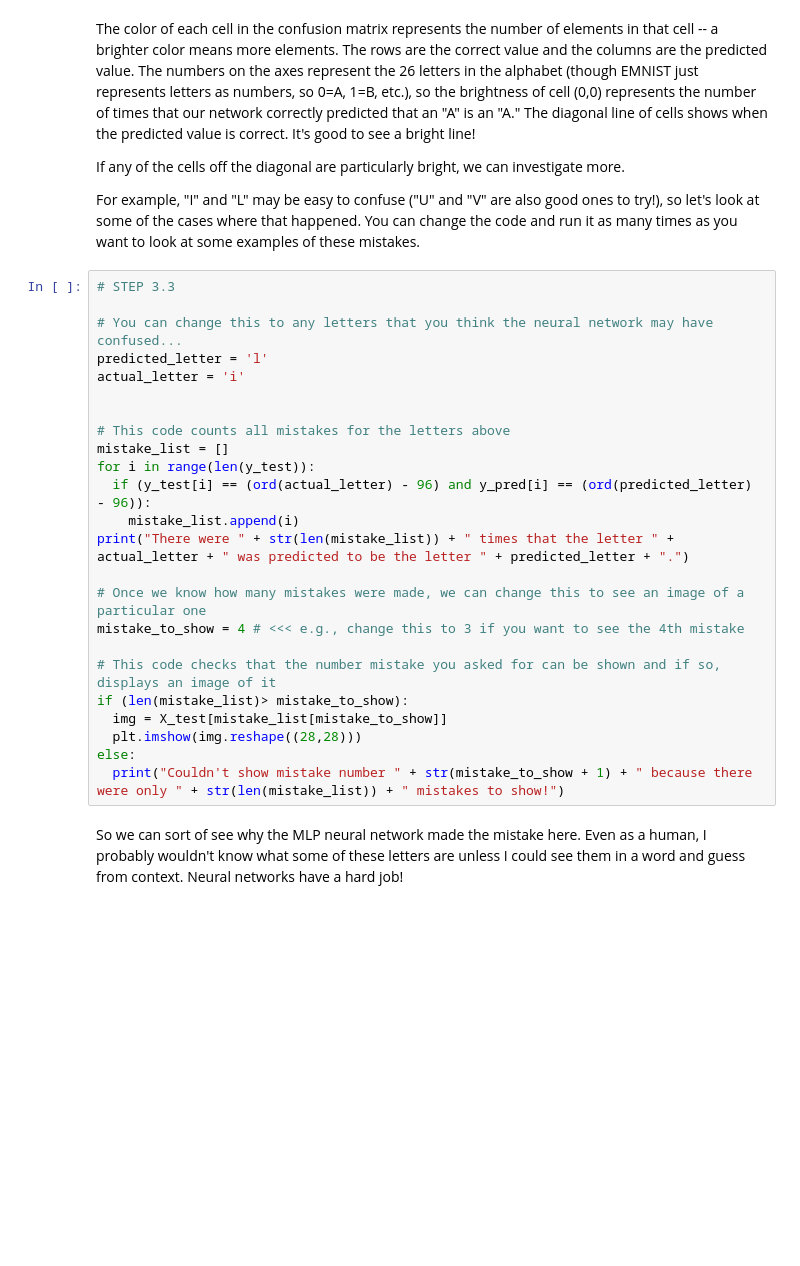
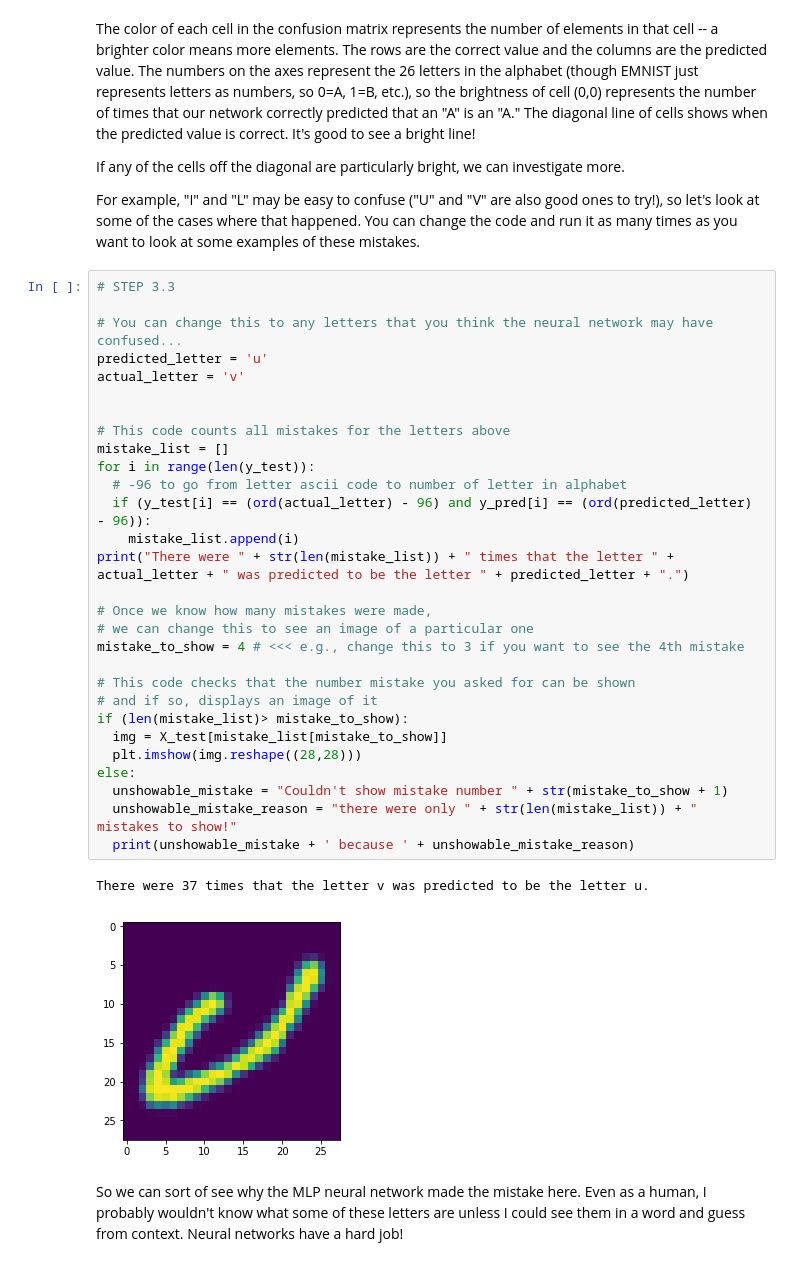
Before and after one commit to hchiam/crash-course-ai-labs, a Jupyter notebook: Neural_Networks_Lab_Crash_Course_AI_5.ipynb, the cells around one changed output. Drawn from its saved outputs; the diff is of its cells as text; blank space fills up the shorter version.

```diff
--- a/Neural_Networks_Lab_Crash_Course_AI_5.ipynb
+++ b/Neural_Networks_Lab_Crash_Course_AI_5.ipynb
@@ -114,27 +168,35 @@ For example, "I" and "L" may be easy to confuse ("U" and "V" are also good ones
 # %%
 # STEP 3.3
 
 # You can change this to any letters that you think the neural network may have confused...
-predicted_letter = 'l'
-actual_letter = 'i'
+predicted_letter = 'u'
+actual_letter = 'v'
 
 
 # This code counts all mistakes for the letters above
 mistake_list = []
 for i in range(len(y_test)):
+  # -96 to go from letter ascii code to number of letter in alphabet
   if (y_test[i] == (ord(actual_letter) - 96) and y_pred[i] == (ord(predicted_letter) - 96)):
     mistake_list.append(i)
 print("There were " + str(len(mistake_list)) + " times that the letter " + actual_letter + " was predicted to be the letter " + predicted_letter + ".")
 
-# Once we know how many mistakes were made, we can change this to see an image of a particular one
+# Once we know how many mistakes were made,
+# we can change this to see an image of a particular one
 mistake_to_show = 4 # <<< e.g., change this to 3 if you want to see the 4th mistake
 
-# This code checks that the number mistake you asked for can be shown and if so, displays an image of it
+# This code checks that the number mistake you asked for can be shown
+# and if so, displays an image of it
 if (len(mistake_list)> mistake_to_show):
   img = X_test[mistake_list[mistake_to_show]]
   plt.imshow(img.reshape((28,28)))
 else:
-  print("Couldn't show mistake number " + str(mistake_to_show + 1) + " because there were only " + str(len(mistake_list)) + " mistakes to show!")
+  unshowable_mistake = "Couldn't show mistake number " + str(mistake_to_show + 1)
+  unshowable_mistake_reason = "there were only " + str(len(mistake_list)) + " mistakes to show!"
+  print(unshowable_mistake + ' because ' + unshowable_mistake_reason)
+# %% [output]
+There were 37 times that the letter v was predicted to be the letter u.
+[figure, added]
 # %% [markdown]
 So we can sort of see why the MLP neural network made the mistake here. Even as a human, I probably wouldn't know what some of these letters are unless I could see them in a word and guess from context. Neural networks have a hard job!
 # %% [markdown]
```
Also changed, not shown: parts of 13 cells of this notebook.
